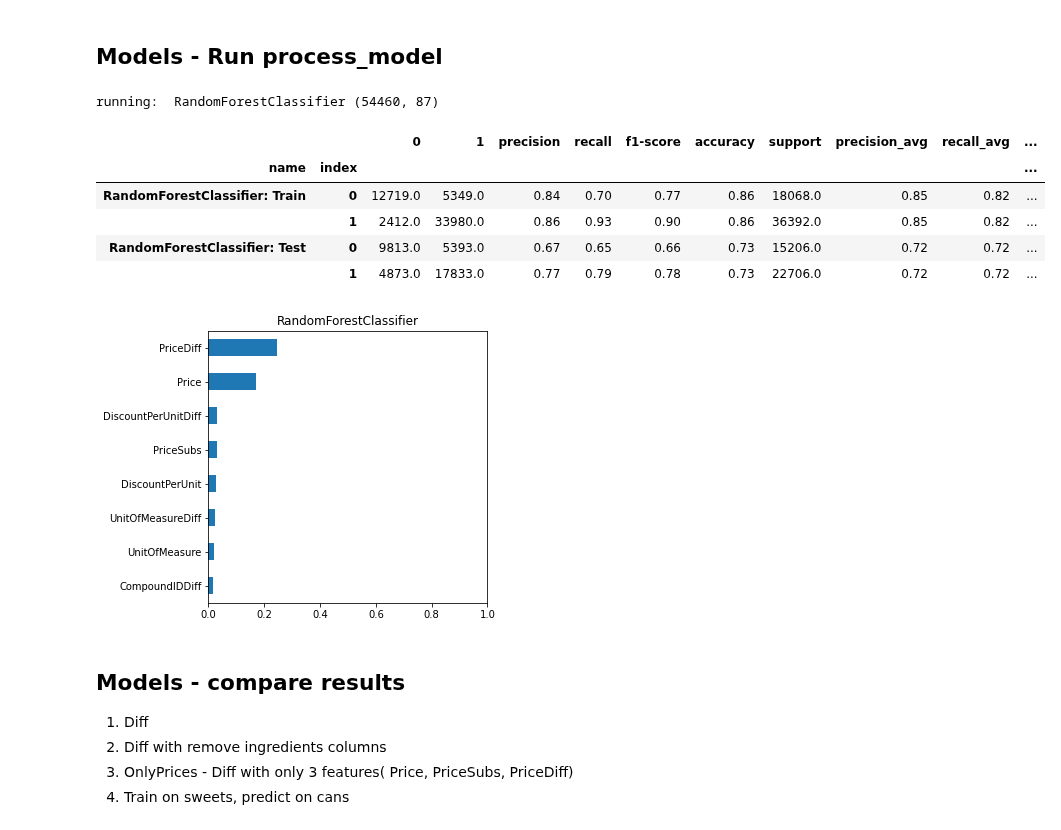
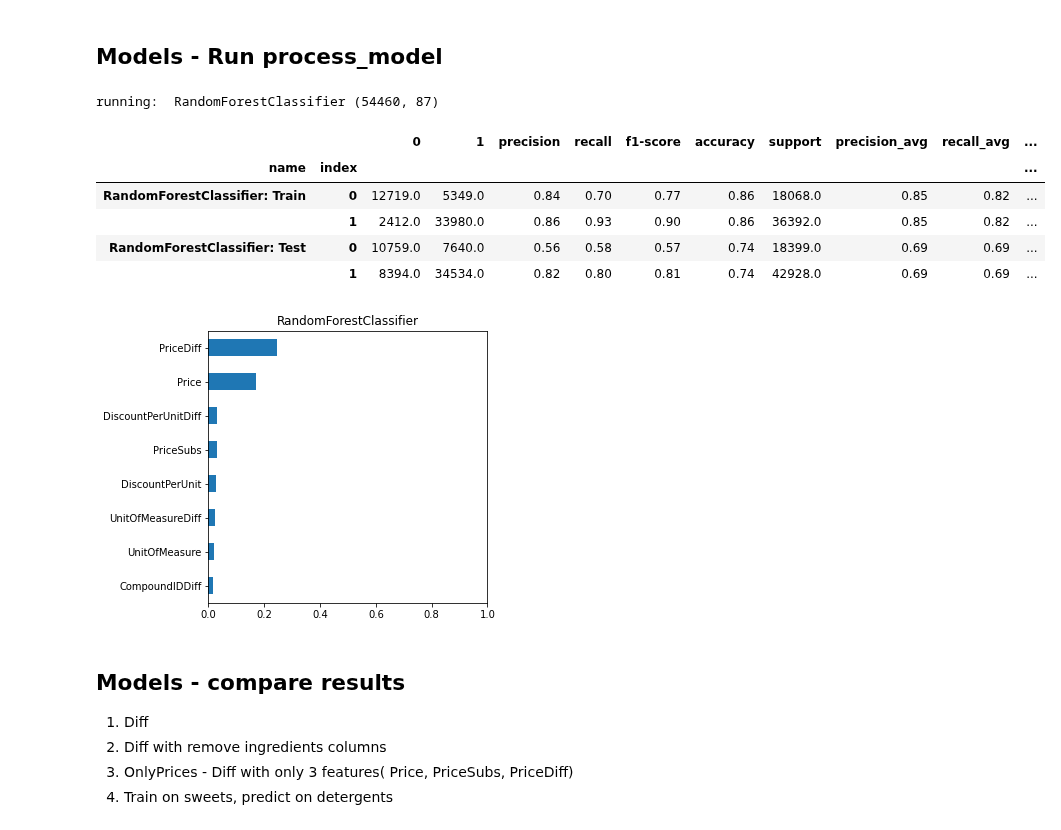
Before and after one commit to DanielKorenDataScience/ClassificationProject, a Jupyter notebook: Classification_Project_Shufersal_Detergents.ipynb, the cells around one changed output. Saved outputs shown, nothing was run; the diff lists cells and outputs as text; code cells hidden in the pictures.

```diff
--- a/Classification_Project_Shufersal_Detergents.ipynb
+++ b/Classification_Project_Shufersal_Detergents.ipynb
@@ -30,8 +31,9 @@ def get_raw(fname):
   resp = requests.get(data_url)
   text = resp.text
 
-  with open(fname, 'w') as fh:
-    fh.write(text)
+  if len(text) > 100:
+    with open(fname, 'w') as fh:
+      fh.write(text)
 # %%
 if RAW:
   fname = 'Detergents.csv'
@@ -169,5 +171,5 @@ if RAW:
 # %%
 if RAW:
-  df = pd.read_csv('Shufersal_cans.csv', index_col=False)
+  df = pd.read_csv(prefix + '.csv', index_col=False)
   p(df.shape)
 # %% [output]
@@ -316,7 +318,7 @@ if RAW:
 5 rows × 88 columns
 # %%
 #if not RAW: - so not to use df_ratio
-df = pd.read_csv('Shufersal_cans_with_diff.csv', encoding='ISO-8859-8')
+df = pd.read_csv(prefix + '_with_diff.csv', encoding='ISO-8859-8')
 p(df.shape)
 d(df.head())
 # %% [output]
@@ -384,6 +389,7 @@ if ONLY_PRICE:
 # %%
-if RAW and DIFF:
-  get_raw('Shufersal_with_diff')
+SWEETS = True
+if SWEETS:
+  get_raw('Shufersal_with_diff.csv')
   df = pd.read_csv('Shufersal_with_diff.csv', index_col=False)
   p(df.shape)
   d(df.head(1))
@@ -511,21 +516,21 @@ from sklearn.svm import LinearSVC
 # %%
 df_result = pd.DataFrame()
 
 clf_RF = RandomForestClassifier(n_estimators=200, criterion='entropy', max_depth=None, min_samples_split=20, ccp_alpha=0.0003, random_state=1234)
 process_model(clf_RF, X_train, y_train, X_test, y_test, plot=True, threshold=0.015, note="n_estimators=200, criterion='entropy', max_depth=None, min_samples_split=20, ccp_alpha=0.0003, random_state=1234")
 
 d(df_result)
 
-fname = f'Shufersal_cans_result_{id}.csv'
+fname = prefix + f'_result_{id}.csv'
 df_result.to_csv(fname, index = True)
 # %% [output]
 running:  RandomForestClassifier (54460, 87)
 |  |  | 0 | 1 | precision | recall | f1-score | accuracy | support | precision_avg | recall_avg | ... |
 | name | index |  |  |  |  |  |  |  |  |  | ... |
 | RandomForestClassifier: Train | 0 | 12719.0 | 5349.0 | 0.84 | 0.70 | 0.77 | 0.86 | 18068.0 | 0.85 | 0.82 | ... |
 |  | 1 | 2412.0 | 33980.0 | 0.86 | 0.93 | 0.90 | 0.86 | 36392.0 | 0.85 | 0.82 | ... |
-| RandomForestClassifier: Test | 0 | 9813.0 | 5393.0 | 0.67 | 0.65 | 0.66 | 0.73 | 15206.0 | 0.72 | 0.72 | ... |
-|  | 1 | 4873.0 | 17833.0 | 0.77 | 0.79 | 0.78 | 0.73 | 22706.0 | 0.72 | 0.72 | ... |
+| RandomForestClassifier: Test | 0 | 10759.0 | 7640.0 | 0.56 | 0.58 | 0.57 | 0.74 | 18399.0 | 0.69 | 0.69 | ... |
+|  | 1 | 8394.0 | 34534.0 | 0.82 | 0.80 | 0.81 | 0.74 | 42928.0 | 0.69 | 0.69 | ... |
 [figure]
 # %% [markdown]
 ## Models - compare results
@@ -533,6 +538,6 @@ running:  RandomForestClassifier (54460, 87)
 1. Diff
 2. Diff with remove ingredients columns
 6. OnlyPrices - Diff with only 3 features( Price, PriceSubs, PriceDiff)
-7. Train on sweets, predict on cans
+7. Train on sweets, predict on detergents
 # %%
 def read_results(id='', disp=True, full=False):
```
Also changed, not shown: parts of 22 cells of this notebook.
